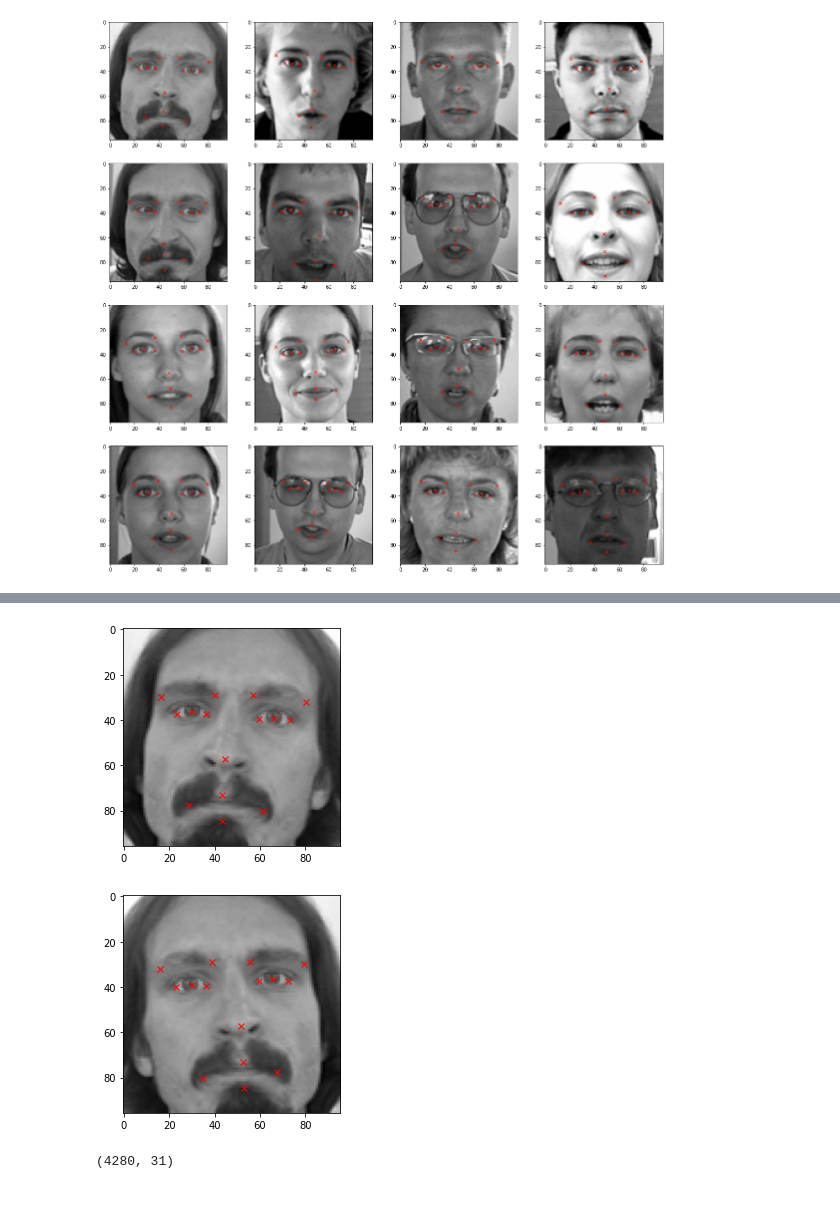
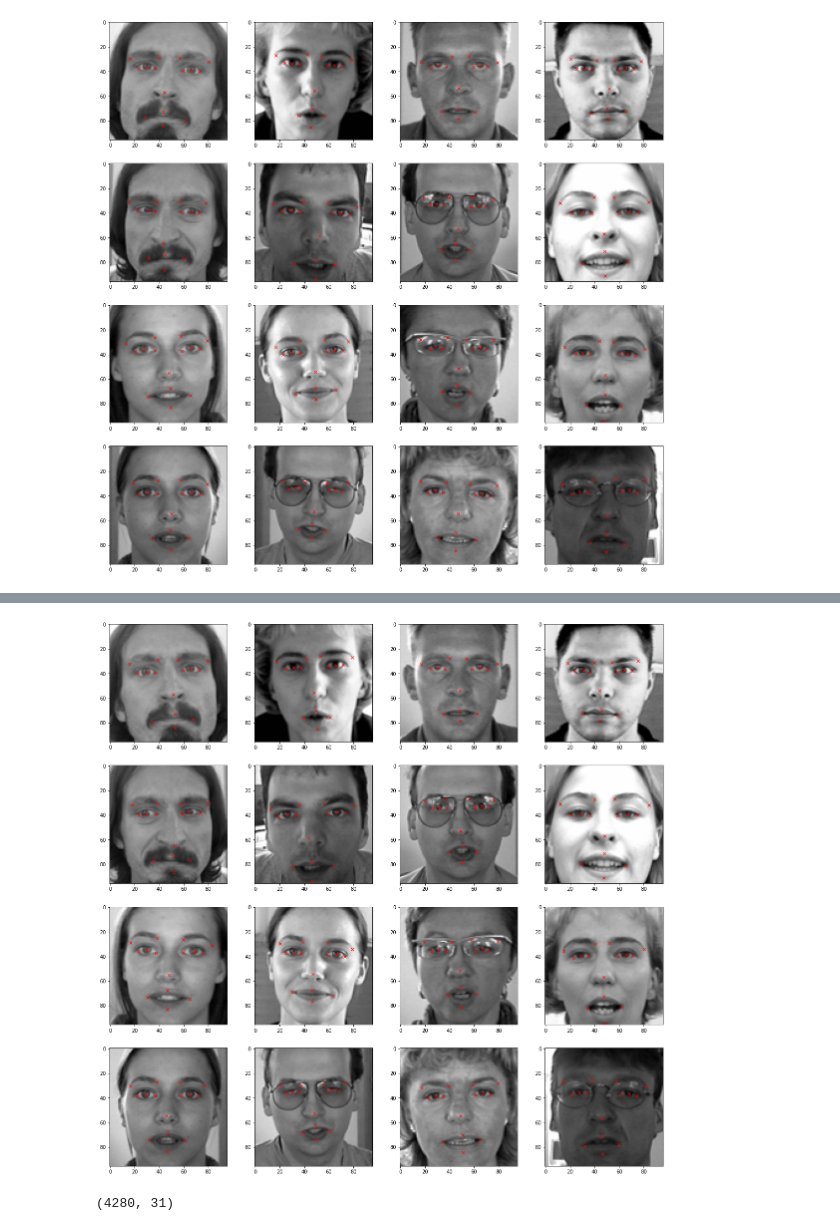
Before and after one commit to ozenalp/facial-key-points-detection, a Jupyter notebook: notebooks/data-prep.ipynb, the cells around one changed output, grey strips where cells are left out. Cells and saved outputs as stored; diff of their text form; code cells hidden in the pictures; blank space fills up the shorter version.

```diff
--- a/notebooks/data-prep.ipynb
+++ b/notebooks/data-prep.ipynb
@@ -75,4 +34,0 @@ dtype: int64
-# %%
-# Plot a random image from the dataset along with facial keypoints.
-i = np.random.randint(1, len(facialpoints_df))
-plt.imshow(facialpoints_df['Image'][i],cmap='gray')
@@ -82,12 +34,0 @@ plt.imshow(facialpoints_df['Image'][i],cmap='gray')
-# %%
-# The (x, y) coordinates for the 15 key features are plotted on top of the image
-# Below is a for loop starting from index = 1 to 32 with step of 2
-# In the first iteration j would be 1, followed by 3 and so on.
-# since x-coordinates are in even columns like 0,2,4,.. and y-coordinates are in odd columns like 1,3,5,..
-# we access their value using .loc command, which get the values for coordinates of the image based on the column it is refering to.
-# in the first iteration df[i][j-1] would be df[i][0] refering the value in 1st column(x-coordinate) of the image in 'i' row.
-
-plt.figure()
-plt.imshow(facialpoints_df['Image'][i],cmap='gray')
-for j in range(1,31,2):
-        plt.plot(facialpoints_df.loc[i][j-1], facialpoints_df.loc[i][j], 'rx')
@@ -169,24 +46,25 @@ plt.imshow(facialpoints_df_copy['Image'][0], cmap = 'gray')
-# %%
-# View the Original image
-plt.imshow(facialpoints_df['Image'][0],cmap='gray')
-for j in range(1, 31, 2):
-        plt.plot(facialpoints_df.loc[0][j-1], facialpoints_df.loc[0][j], 'rx')
-# %% [output]
-[figure, removed]
 # %%
+facialpoints_df_copy = copy.copy(facialpoints_df)
+# obtain the header of the DataFrame (names of columns)
+columns = facialpoints_df_copy.columns[:-1]
+# Now Let's flip the image column horizontally
+facialpoints_df_copy['Image'] = facialpoints_df_copy['Image'].apply(lambda x: np.flip(x, axis = 1))
 # Since we are flipping the images horizontally, y coordinate values would be the same
 # X coordinate values only would need to change, all we have to do is to subtract our initial x-coordinate values from width of the image(96)
 for i in range(len(columns)):
   if i%2 == 0:
     facialpoints_df_copy[columns[i]] = facialpoints_df_copy[columns[i]].apply(lambda x: 96. - float(x) )
 
+# View the Horizontally flipped images
+fig = plt.figure(figsize=(20, 20))
 
-# View the Horizontally flipped image
-plt.imshow(facialpoints_df_copy['Image'][0], cmap='gray')
-for j in range(1, 31, 2):
-        plt.plot(facialpoints_df_copy.loc[0][j-1], facialpoints_df_copy.loc[0][j], 'rx')
+for i in range(16):
+    ax = fig.add_subplot(4, 4, i + 1)
+    image = plt.imshow(facialpoints_df_copy['Image'][i], cmap = 'gray')
+    for j in range(1,31,2):
+        plt.plot(facialpoints_df_copy.loc[i][j-1], facialpoints_df_copy.loc[i][j], 'rx')
 # %% [output]
-[figure, old version]
+[figure, new version]
 # %%
 # Concatenate the original dataframe with the augmented dataframe
 facialpoints_df_augmented = np.concatenate((facialpoints_df,facialpoints_df_copy))
```
Also changed, not shown: parts of 38 cells of this notebook.
